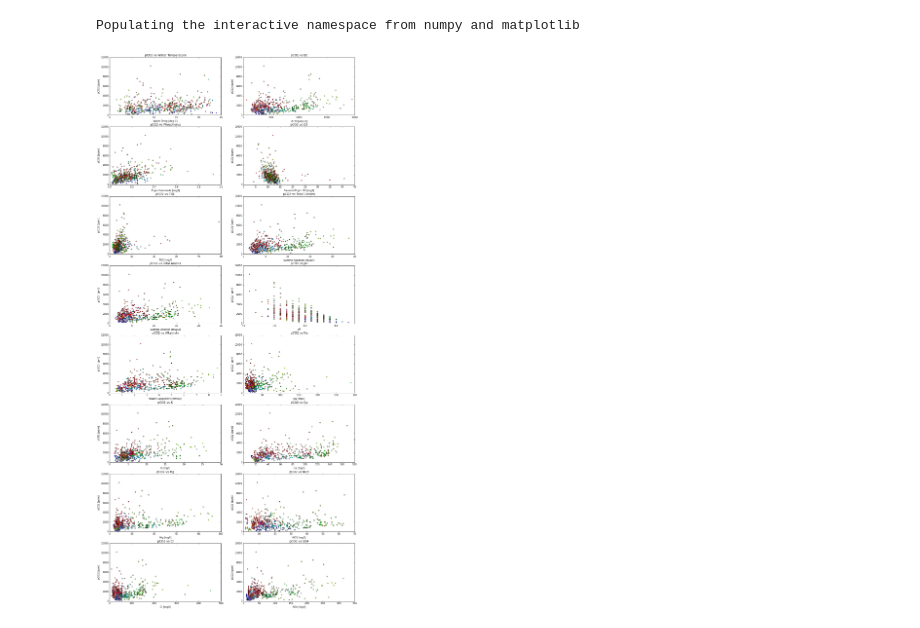
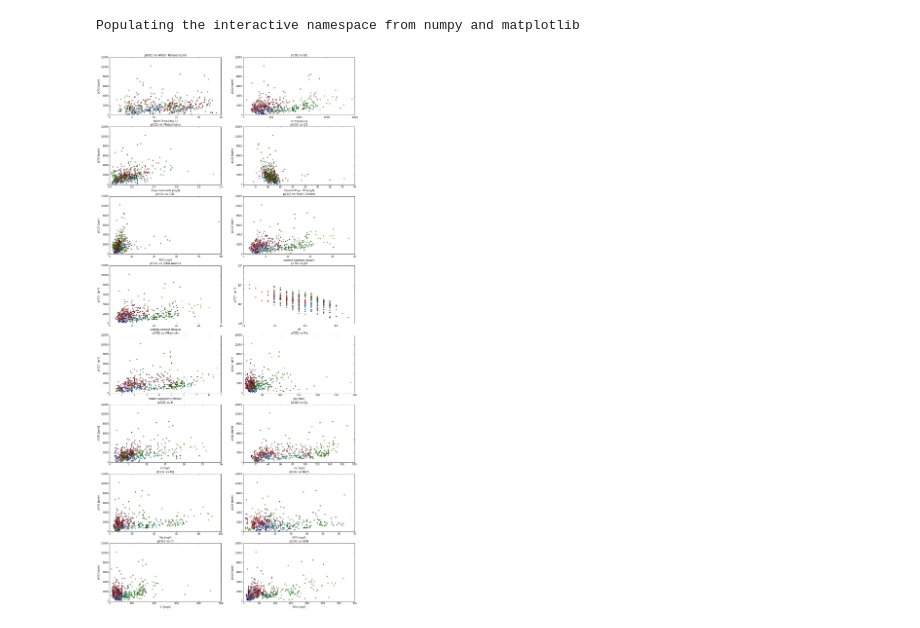
Before and after one commit to egyang24/CarbonStream, a Jupyter notebook: pCO2_location_specific.ipynb, the cells around one changed output. Cells and saved outputs as stored; diff of their text form; code cells hidden in the pictures.

```diff
--- a/pCO2_location_specific.ipynb
+++ b/pCO2_location_specific.ipynb
@@ -141,20 +141,21 @@ def plotpco2(varnum,xlabel,varname):
 # %%
 plt.figure(figsize=(18,40))
 plotpco2(1,'Water Temp [deg C]','Water Temperature')
 plotpco2(2,'LF 20 [uS/cm]','EC')
 plotpco2(3,'P ges Ganimede [mg/l]','Phosphorus')
 plotpco2(4,'Sauerstoff gel. O2 [mg/l]','O2')
 plotpco2(5,'TOC [mg/l]','TOC')
 plotpco2(6,'Summe Kationen [mval/l]','Total Cations')
 plotpco2(7,'Summe Anionen [mval/l]','Total Anions')
 plotpco2(8,'pH','pH')
+plt.yscale('log')
 plotpco2(9,'mWert (alkalinity) [mmol/l]','Alkalinity')
 plotpco2(10,'Na [mg/l]','Na')
 plotpco2(11,'K [mg/l]','K')
 plotpco2(12,'Ca [mg/l]','Ca')
 plotpco2(13,'Mg [mg/l]','Mg')
 plotpco2(14,'NO3 [mg/l]','NO3')
 plotpco2(15,'Cl [mg/l]','Cl')
 plotpco2(16,'SO4 [mg/l]','SO4')
 # %% [output]
-[figure, old version]
+[figure, new version]
```
